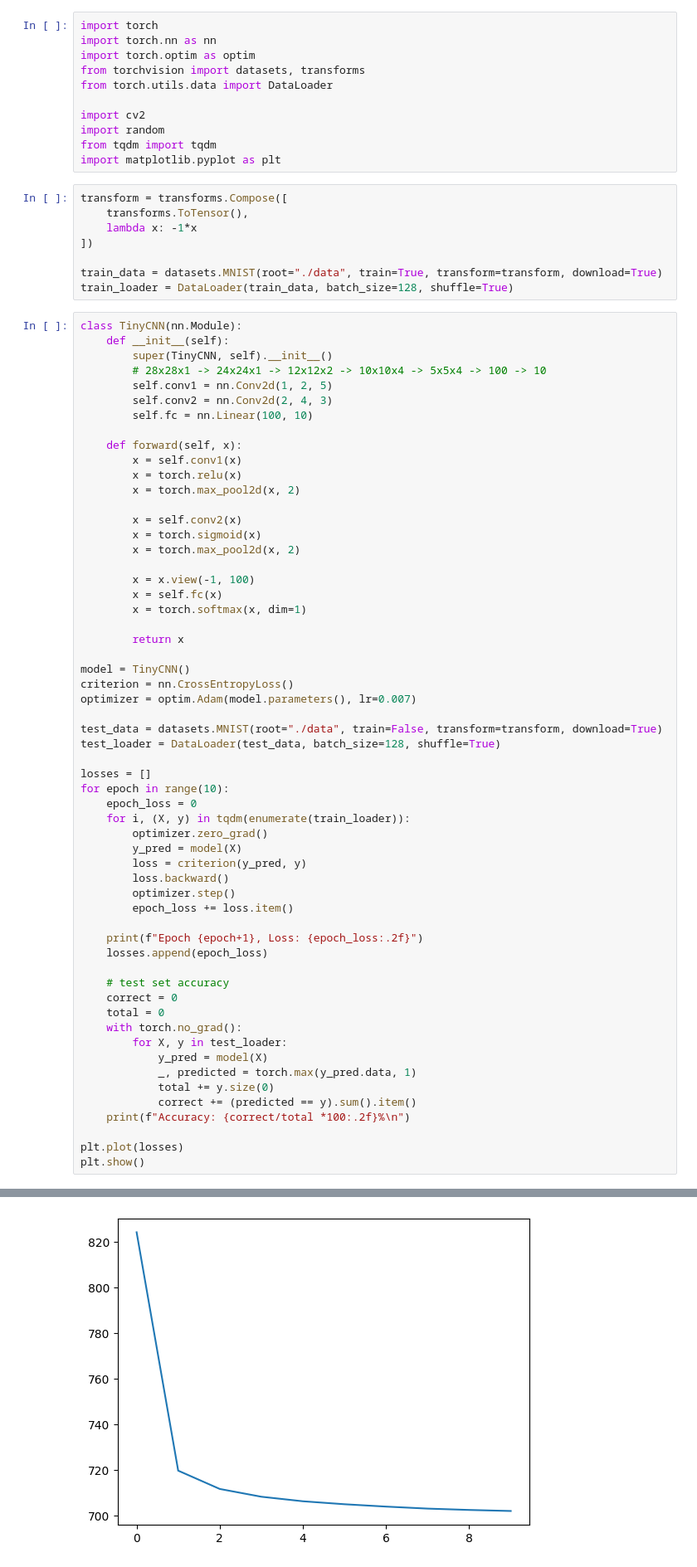
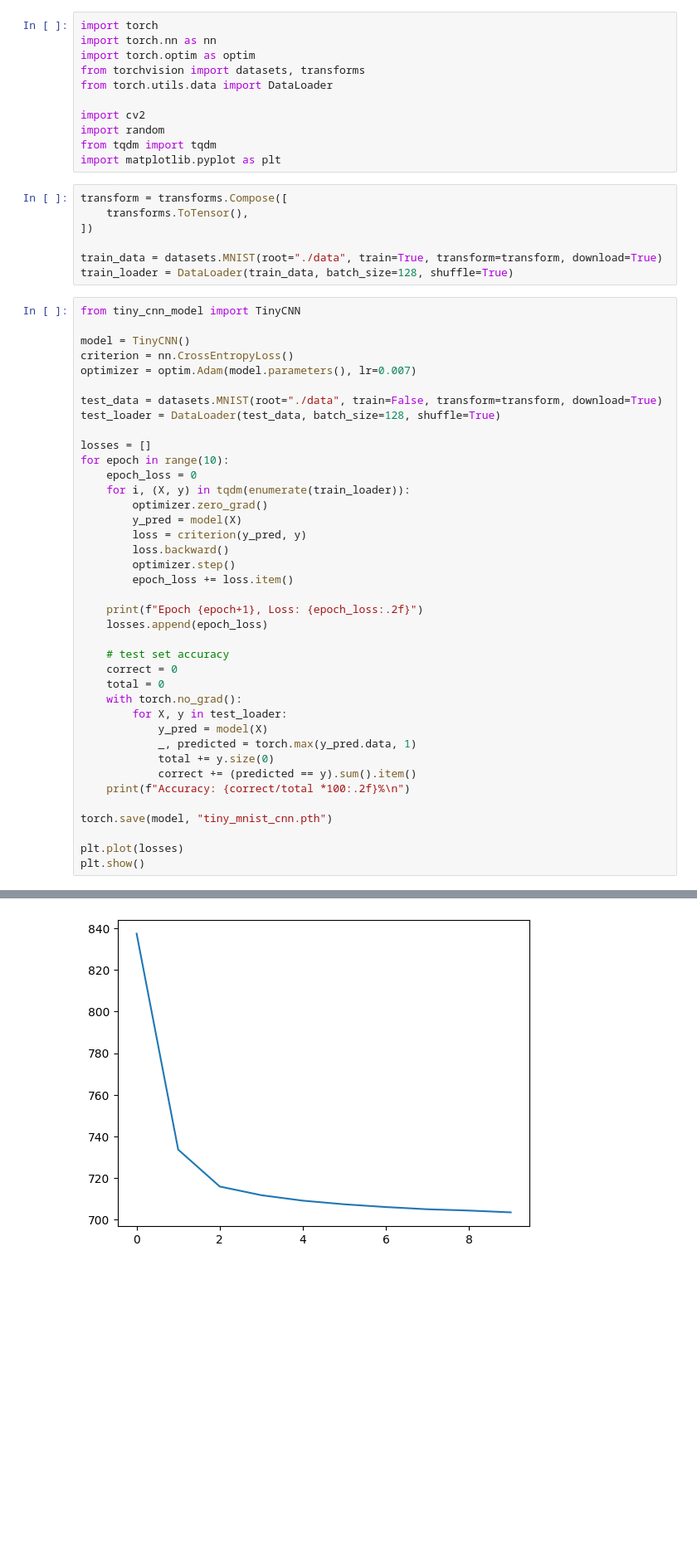
Before and after one commit to yuvalm11/mnist-vae, a Jupyter notebook: tiny_cnn.ipynb, the cells around one changed output, grey strips where cells are left out. Shown at 83% size. Cells and saved outputs as stored; diff of their text form; blank space fills up the shorter version.

```diff
--- a/tiny_cnn.ipynb
+++ b/tiny_cnn.ipynb
@@ -12,34 +12,12 @@ import matplotlib.pyplot as plt
 # %%
 transform = transforms.Compose([
     transforms.ToTensor(),
-    lambda x: -1*x
 ])
 
 train_data = datasets.MNIST(root="./data", train=True, transform=transform, download=True)
 train_loader = DataLoader(train_data, batch_size=128, shuffle=True)
 # %%
-class TinyCNN(nn.Module):
-    def __init__(self):
-        super(TinyCNN, self).__init__()
-        # 28x28x1 -> 24x24x1 -> 12x12x2 -> 10x10x4 -> 5x5x4 -> 100 -> 10
-        self.conv1 = nn.Conv2d(1, 2, 5)
-        self.conv2 = nn.Conv2d(2, 4, 3)
-        self.fc = nn.Linear(100, 10)
-
-    def forward(self, x):
-        x = self.conv1(x)
-        x = torch.relu(x)
-        x = torch.max_pool2d(x, 2)
-
-        x = self.conv2(x)
-        x = torch.sigmoid(x)
-        x = torch.max_pool2d(x, 2)
-
-        x = x.view(-1, 100)
-        x = self.fc(x)
-        x = torch.softmax(x, dim=1)
-
-        return x
+from tiny_cnn_model import TinyCNN
 
 model = TinyCNN()
 criterion = nn.CrossEntropyLoss()
@@ -73,6 +51,8 @@ for epoch in range(10):
             correct += (predicted == y).sum().item()
     print(f"Accuracy: {correct/total *100:.2f}%\n")
 
+torch.save(model, "tiny_mnist_cnn.pth")
+
 plt.plot(losses)
 plt.show()
 # %% [output]
@@ -99,4 +79,4 @@ Accuracy: 96.83%
-[figure, old version]
+[figure, new version]
 # %%
 plt.figure(figsize=(7, 7))
 for i in range(16):
```
Also changed, not shown: parts of 4 cells of this notebook, 5 other files.
